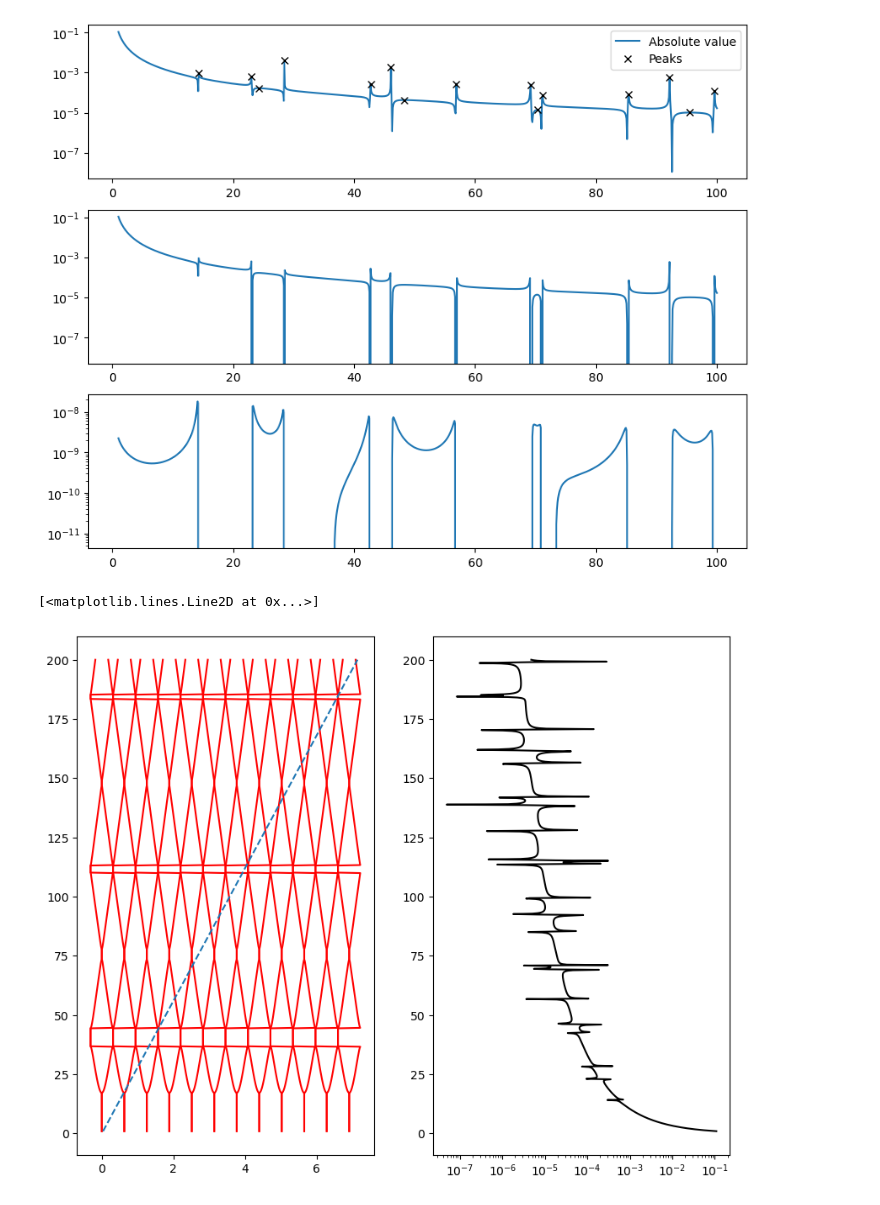
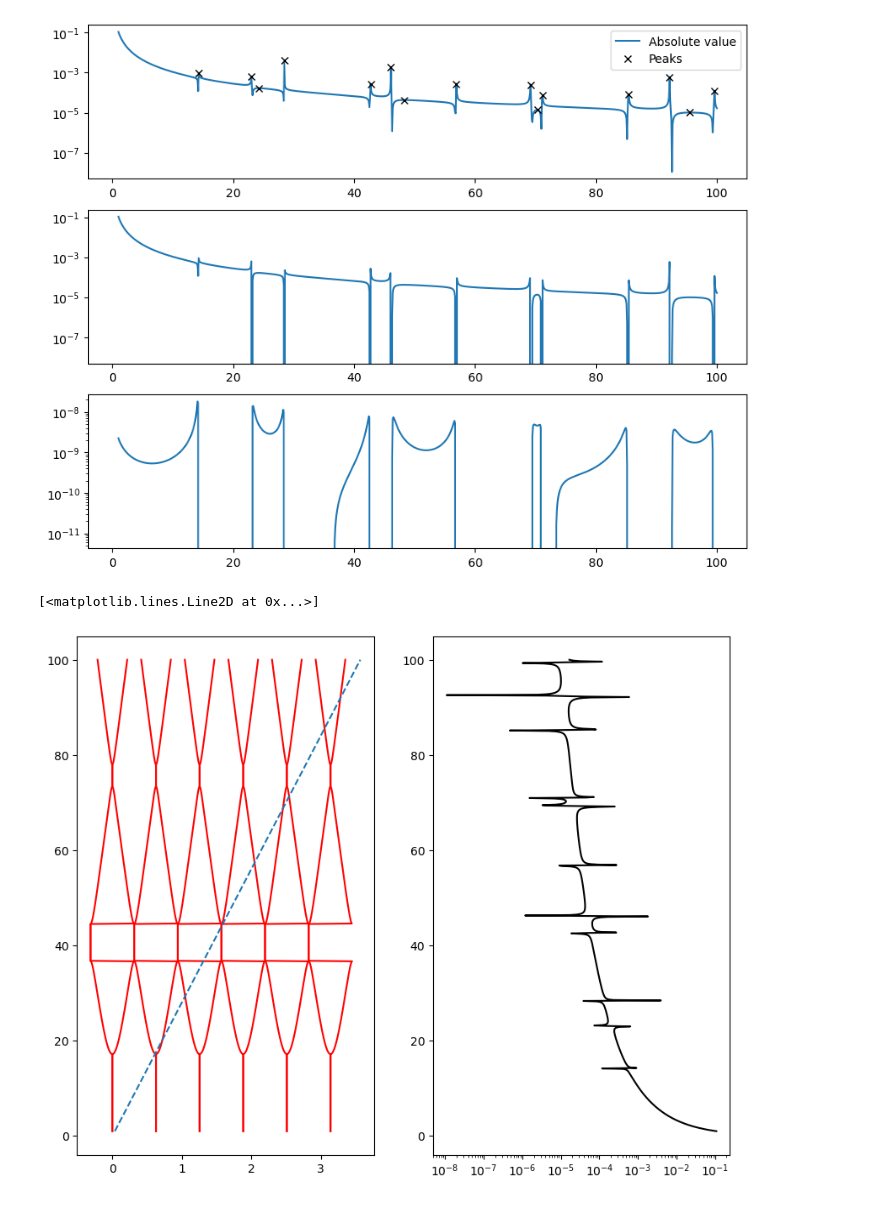
Before and after one commit to Lymone96/CIEM5220-Group2, a Jupyter notebook: 3_ML/question5.ipynb, the cells around one changed output. Drawn from its saved outputs; the diff is of its cells as text; code cells hidden in the pictures.

```diff
--- a/3_ML/question5.ipynb
+++ b/3_ML/question5.ipynb
@@ -177,19 +278,19 @@ print(omega_values[peaks])
  92.17117117 95.54054054 99.6036036 ]
 [figure]
 # %%
-omega_values = np.linspace(1, 200, 1000, dtype=complex)
+omega_values = np.linspace(1, 100, 1000, dtype=complex)
 kappa_values = omega_values/np.sqrt(15E3/1.1)
 
 
 fig, ax = plt.subplots(1,2, figsize=(10, 8))
 
-for i in range(12):
+for i in range(6):
     ax[0].plot(np.real(k1_lambda(kappa_values))+2*i*np.pi/10, omega_values, 'r', label='k1')
     ax[0].plot(np.real(k2_lambda(kappa_values))+2*i*np.pi/10, omega_values, 'r', label='k2')
 
 ax[0].plot(omega_values/28, omega_values, '--', label='Kinematic Invariant')
 
 ax[1].semilogx(np.abs(w_hat_lambda(omega_values)), omega_values, 'black', label='FRF')
 # %% [output]
 [<matplotlib.lines.Line2D at 0x...>]
-[figure, old version]
+[figure, new version]
```
Also changed, not shown: parts of 3 cells of this notebook.
